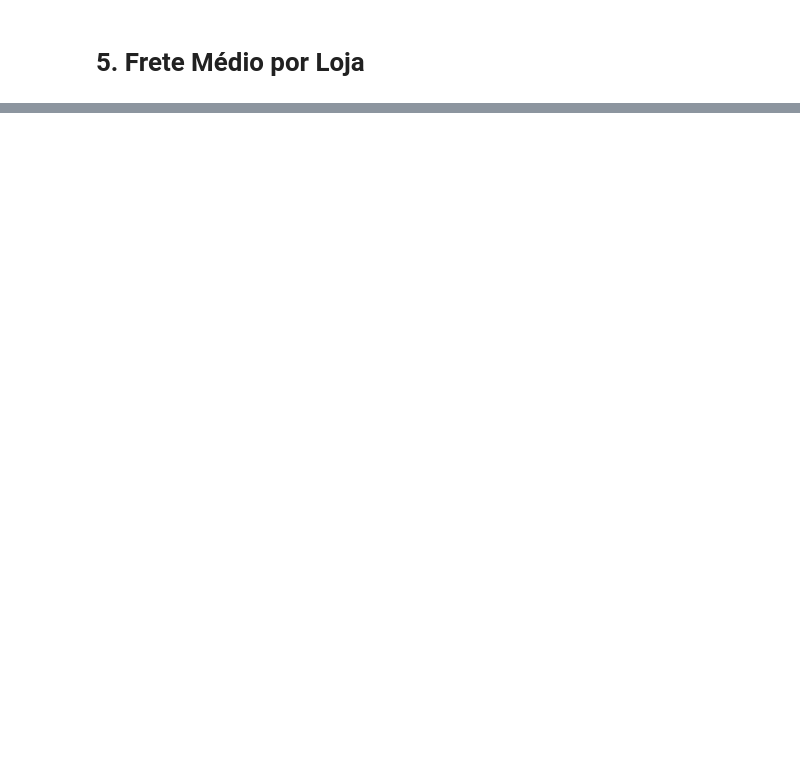
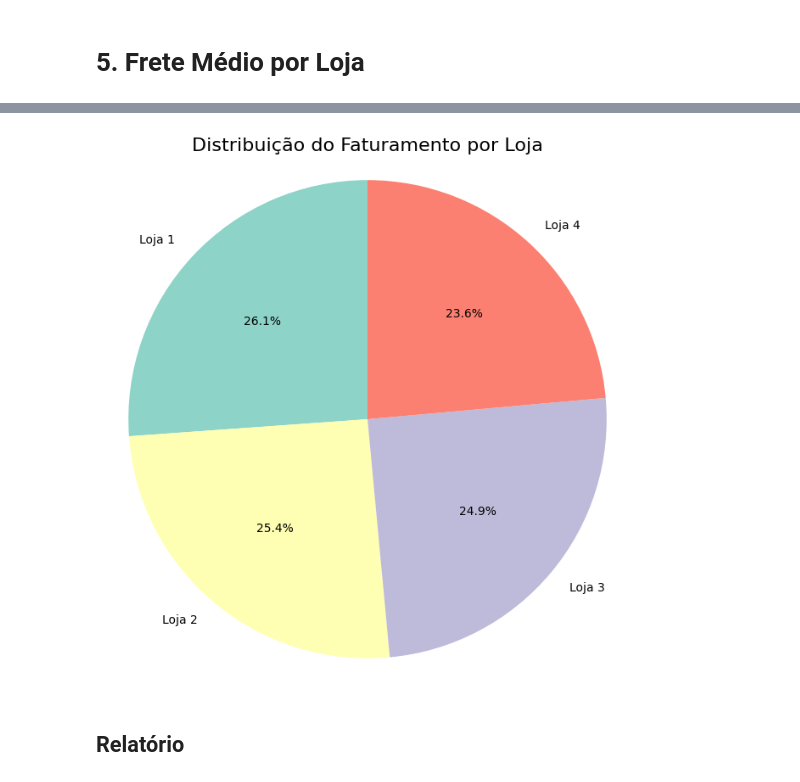
Before and after one commit to matheuscaetano09/Alura-story, a Jupyter notebook: AluraStoreBr.ipynb, the cells around one changed output, grey strips where cells are left out. Drawn from its saved outputs; the diff is of its cells as text; code cells hidden in the pictures; blank space fills up the shorter version.

```diff
--- a/AluraStoreBr.ipynb
+++ b/AluraStoreBr.ipynb
@@ -35,0 +364,40 @@ loja.head()
+# %%
+import pandas as pd
+import matplotlib.pyplot as plt
+
+
+url = "https://raw.githubusercontent.com/alura-es-cursos/challenge1-data-science/refs/heads/main/base-de-dados-challenge-1/loja_1.csv"
+url2 = "https://raw.githubusercontent.com/alura-es-cursos/challenge1-data-science/refs/heads/main/base-de-dados-challenge-1/loja_2.csv"
+url3 = "https://raw.githubusercontent.com/alura-es-cursos/challenge1-data-science/refs/heads/main/base-de-dados-challenge-1/loja_3.csv"
+url4 = "https://raw.githubusercontent.com/alura-es-cursos/challenge1-data-science/refs/heads/main/base-de-dados-challenge-1/loja_4.csv"
+
+
+loja = pd.read_csv(url)
+loja2 = pd.read_csv(url2)
+loja3 = pd.read_csv(url3)
+loja4 = pd.read_csv(url4)
+
+
+loja['Loja'] = 'Loja 1'
+loja2['Loja'] = 'Loja 2'
+loja3['Loja'] = 'Loja 3'
+loja4['Loja'] = 'Loja 4'
+
+
+todas_lojas = pd.concat([loja, loja2, loja3, loja4])
+
+
+faturamento_por_loja = todas_lojas.groupby('Loja')['Preço'].sum()
+
+
+plt.figure(figsize=(8, 8))
+plt.pie(faturamento_por_loja, labels=faturamento_por_loja.index, autopct='%1.1f%%', startangle=90, colors=sns.color_palette("Set3", len(faturamento_por_loja)))
+plt.title('Distribuição do Faturamento por Loja', fontsize=16)
+
+
+plt.axis('equal')
+plt.show()
+# %% [output]
+[figure, added]
+# %% [markdown]
+## **Relatório**
```
Also changed, not shown: parts of 10 cells of this notebook.
